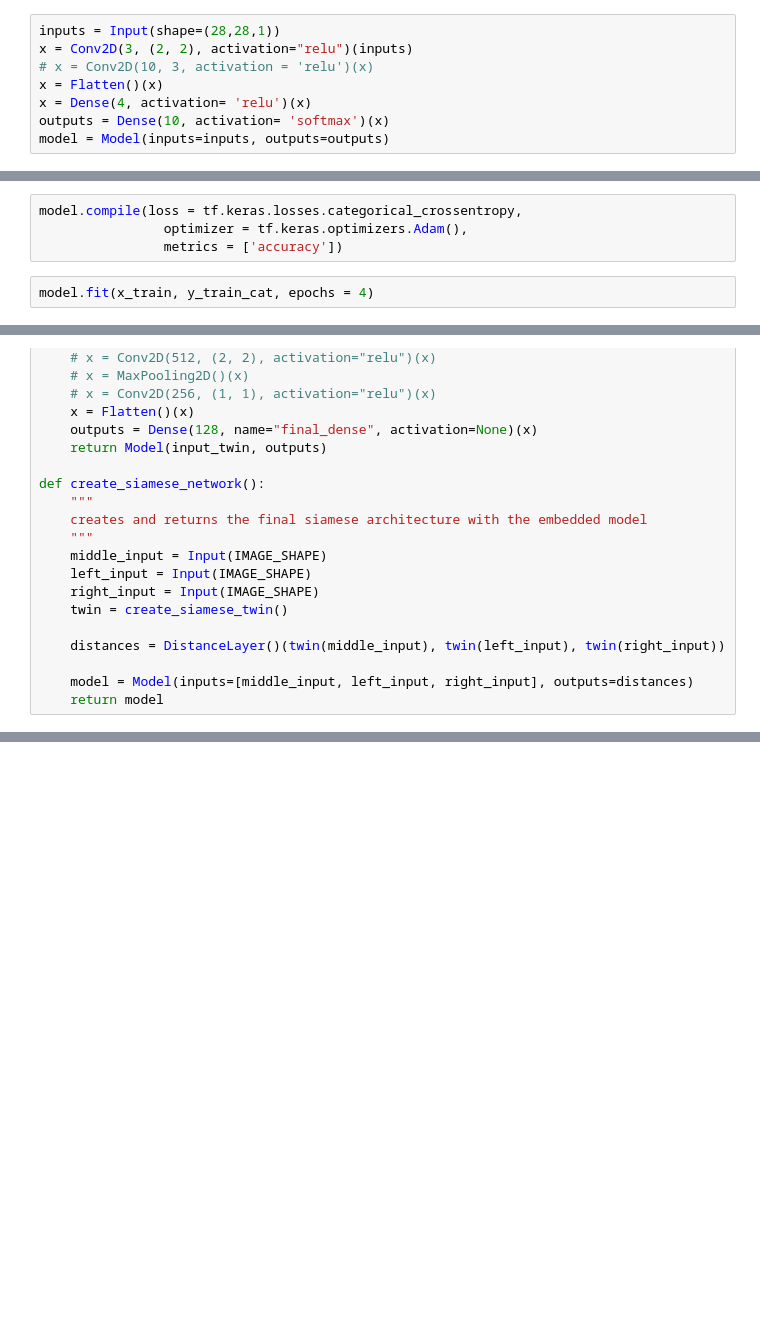
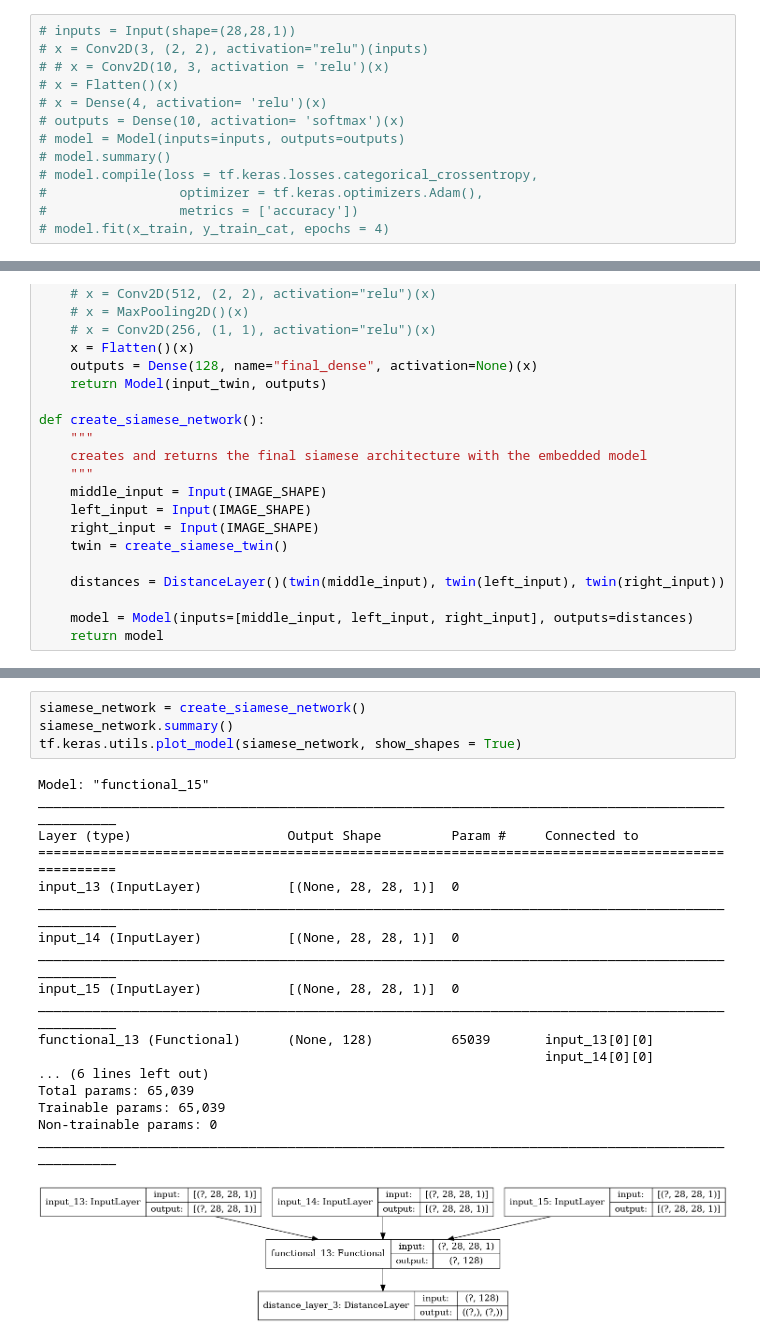
Before and after one commit to hashbanger/siamese-network-mnist, a Jupyter notebook: siamese-classical.ipynb, the cells around one changed output, grey strips where cells are left out. Cells and saved outputs as stored; diff of their text form; blank space fills up the shorter version.

```diff
--- a/siamese-classical.ipynb
+++ b/siamese-classical.ipynb
@@ -23,10 +28,15 @@ Number of original test examples: 10000
 y_train_cat = tf.keras.utils.to_categorical(y_train)
 y_test_cat = tf.keras.utils.to_categorical(y_test)
 # %%
-inputs = Input(shape=(28,28,1))
-x = Conv2D(3, (2, 2), activation="relu")(inputs)
-# x = Conv2D(10, 3, activation = 'relu')(x)
-x = Flatten()(x)
-x = Dense(4, activation= 'relu')(x)
-outputs = Dense(10, activation= 'softmax')(x)
-model = Model(inputs=inputs, outputs=outputs)
+# inputs = Input(shape=(28,28,1))
+# x = Conv2D(3, (2, 2), activation="relu")(inputs)
+# # x = Conv2D(10, 3, activation = 'relu')(x)
+# x = Flatten()(x)
+# x = Dense(4, activation= 'relu')(x)
+# outputs = Dense(10, activation= 'softmax')(x)
+# model = Model(inputs=inputs, outputs=outputs)
+# model.summary()
+# model.compile(loss = tf.keras.losses.categorical_crossentropy,
+#                 optimizer = tf.keras.optimizers.Adam(),
+#                 metrics = ['accuracy'])
+# model.fit(x_train, y_train_cat, epochs = 4)
@@ -62,6 +42,0 @@ _________________________________________________________________
-# %%
-model.compile(loss = tf.keras.losses.categorical_crossentropy,
-                optimizer = tf.keras.optimizers.Adam(),
-                metrics = ['accuracy'])
-# %%
-model.fit(x_train, y_train_cat, epochs = 4)
@@ -272 +231,24 @@ np.array(triplets).shape
+# %%
+siamese_network = create_siamese_network()
+siamese_network.summary()
+tf.keras.utils.plot_model(siamese_network, show_shapes = True)
+# %% [output]
+Model: "functional_15"
+__________________________________________________________________________________________________
+Layer (type)                    Output Shape         Param #     Connected to
+==================================================================================================
+input_13 (InputLayer)           [(None, 28, 28, 1)]  0
+__________________________________________________________________________________________________
+input_14 (InputLayer)           [(None, 28, 28, 1)]  0
+__________________________________________________________________________________________________
+input_15 (InputLayer)           [(None, 28, 28, 1)]  0
+__________________________________________________________________________________________________
+functional_13 (Functional)      (None, 128)          65039       input_13[0][0]
+                                                                 input_14[0][0]
+... (6 lines left out)
+Total params: 65,039
+Trainable params: 65,039
+Non-trainable params: 0
+__________________________________________________________________________________________________
+[figure, added]
 # %%
```
Also changed, not shown: parts of 22 cells of this notebook, 1 other file.
